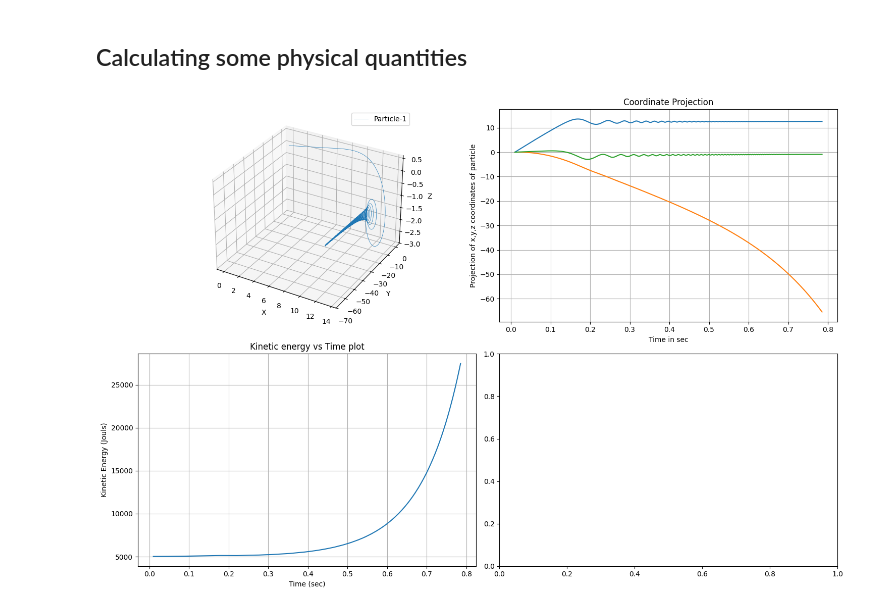
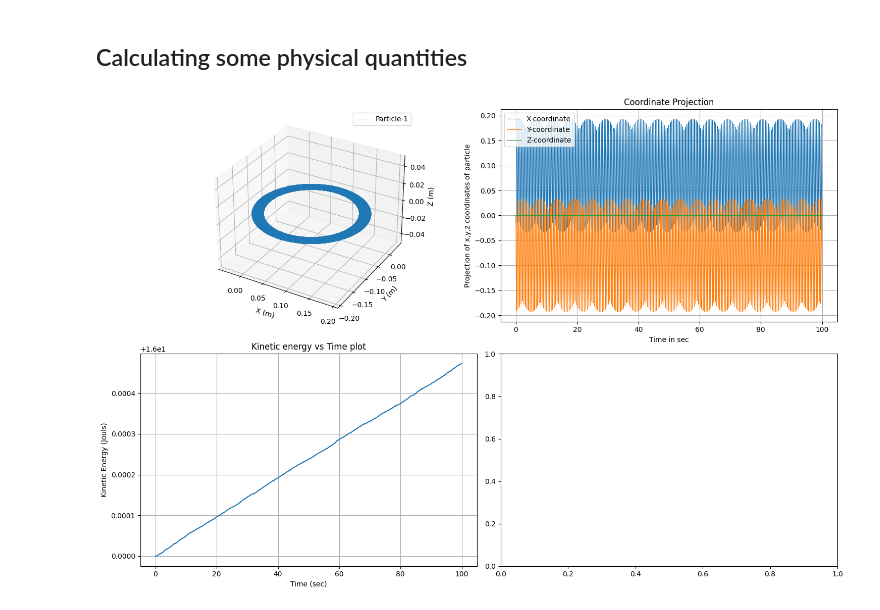
Before and after one commit to SUPARNAJIT-lang/Charge-particle-in-Electric-and-magnetic-field, a Jupyter notebook: Charged_particle.ipynb, the cells around one changed output. Drawn from its saved outputs; the diff is of its cells as text; code cells hidden in the pictures.

```diff
--- a/Charged_particle.ipynb
+++ b/Charged_particle.ipynb
@@ -16,24 +17,24 @@ m=1
 q=1
 K=1
 
-t=np.linspace(0.01,np.pi/4,1000)
+t=np.linspace(0.01,100,1000)
 
 def acc(state,t):
     x,y,z,vx,vy,vz=state
 
 
     v=np.array([vx,vy,vz])
-    E=np.array([1*x,2*y*x*t**2,3*z])
+    E=np.array([0,0,0])
     #I will add the EF due to the particle itself so that i can work with cluster of particles
 
 
-    B=np.array([3,4*x*t*y,5])
+    B=np.array([0,0,50])
 
     a=(q/m)*(np.cross(v,B)+E)
     v_mod=np.linalg.norm(v)
     return vx,vy,vz,a[0],a[1],a[2]
 
-state0=(0,0,0,100,4,6)
+state0=(0,0,0,4,4,0)
 
 sol=odeint(acc,state0,t)
 # %% [markdown]
@@ -52,33 +53,34 @@ for i in range(0,1000):
 # %%
 sol.T
 
 fig=plt.figure(figsize=(15,10))
 
 
 ax = fig.add_subplot(2, 2, 1, projection='3d')
-ax.set_xlabel("X")
-ax.set_ylabel("Y")
-ax.set_zlabel("Z")
+ax.set_xlabel("X (m)")
+ax.set_ylabel("Y (m)")
+ax.set_zlabel("Z (m)")
 
-ax.plot(sol.T[0],sol.T[1],sol.T[2],linewidth=0.5,label="Particle-1")
+ax.plot(sol.T[0],sol.T[1],sol.T[2],linewidth=0.7,label="Particle-1")
 ax.legend()
 
 plt.subplot(2,2,2)
-plt.plot(t,sol.T[0])
-plt.plot(t,sol.T[1])
-plt.plot(t,sol.T[2])
+plt.plot(t,sol.T[0],linewidth=0.8,label="X-coordinate")
+plt.plot(t,sol.T[1],linewidth=0.8,label="Y-coordinate")
+plt.plot(t,sol.T[2],linewidth=0.8,label="Z-coordinate")
 plt.title("Coordinate Projection")
 plt.grid("True")
 plt.xlabel("Time in sec")
 plt.ylabel("Projection of x,y,z coordinates of particle")
+plt.legend()
 
 plt.subplot(2,2,3)
 plt.plot(t,KE_list)
 plt.grid(True)
 plt.xlabel("Time (sec)")
 plt.ylabel("Kinetic Energy (Jouls)")
 plt.title("Kinetic energy vs Time plot")
 plt.subplot(2,2,4)
 plt.tight_layout()
 # %% [output]
-[figure, old version]
+[figure, new version]
```
Also changed, not shown: parts of 1 cell of this notebook.
